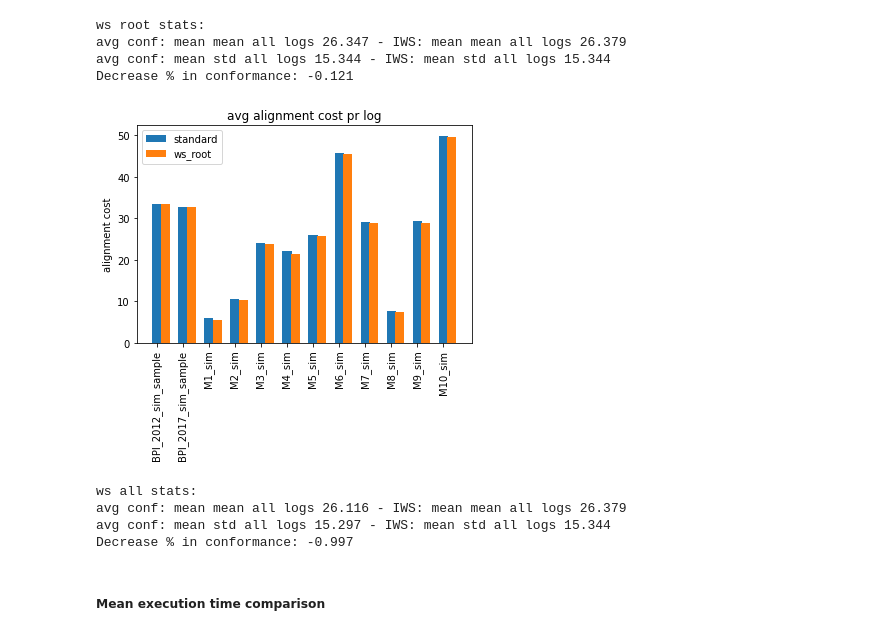
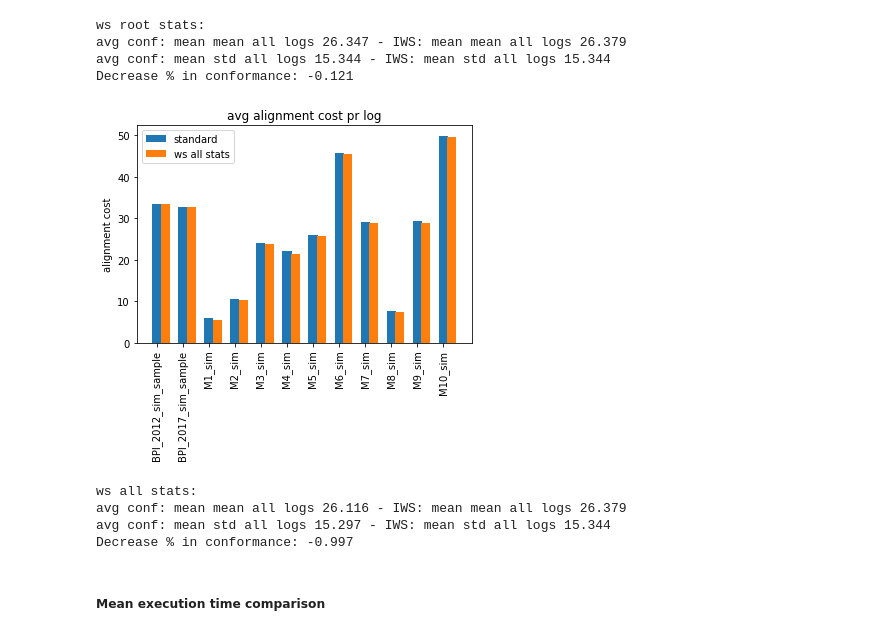
Before and after one commit to MaxTNielsen/ConformanceCheckingUsingTries, a Jupyter notebook: Jupyter/comparative_analysis.ipynb, the cells around one changed output. Saved outputs shown, nothing was run; the diff lists cells and outputs as text; code cells hidden in the pictures.

```diff
--- a/Jupyter/comparative_analysis.ipynb
+++ b/Jupyter/comparative_analysis.ipynb
@@ -254,15 +359,15 @@ Decrease % in conformance: -0.121
 # %%
 """ grouped bar chart ws all """
 
 plot_bar_chart_comparison(validation.normal_output, no_compl_no_conf_compl_stats,
-                          no_conf_ws_all_stats, 'mean', ['standard', 'ws_root'], "alignment cost", "avg alignment cost pr log")
+                          no_conf_ws_all_stats, 'mean', ['standard', 'ws all stats'], "alignment cost", "avg alignment cost pr log")
 
 print("ws all stats:")
 print_stat('mean', no_conf_ws_all_stats, no_compl_no_conf_compl_stats, "avg conf", "IWS")
 print_stat('std', no_conf_ws_all_stats, no_compl_no_conf_compl_stats,  "avg conf", "IWS")
 print_procentual('mean','conformance',no_conf_ws_all_stats, no_compl_no_conf_compl_stats)
 # %% [output]
-[figure, old version]
+[figure, new version]
 ws all stats:
 avg conf: mean mean all logs 26.116 - IWS: mean mean all logs 26.379
 avg conf: mean std all logs 15.297 - IWS: mean std all logs 15.344
```
Also changed, not shown: parts of 28 cells of this notebook, 1 other file.
